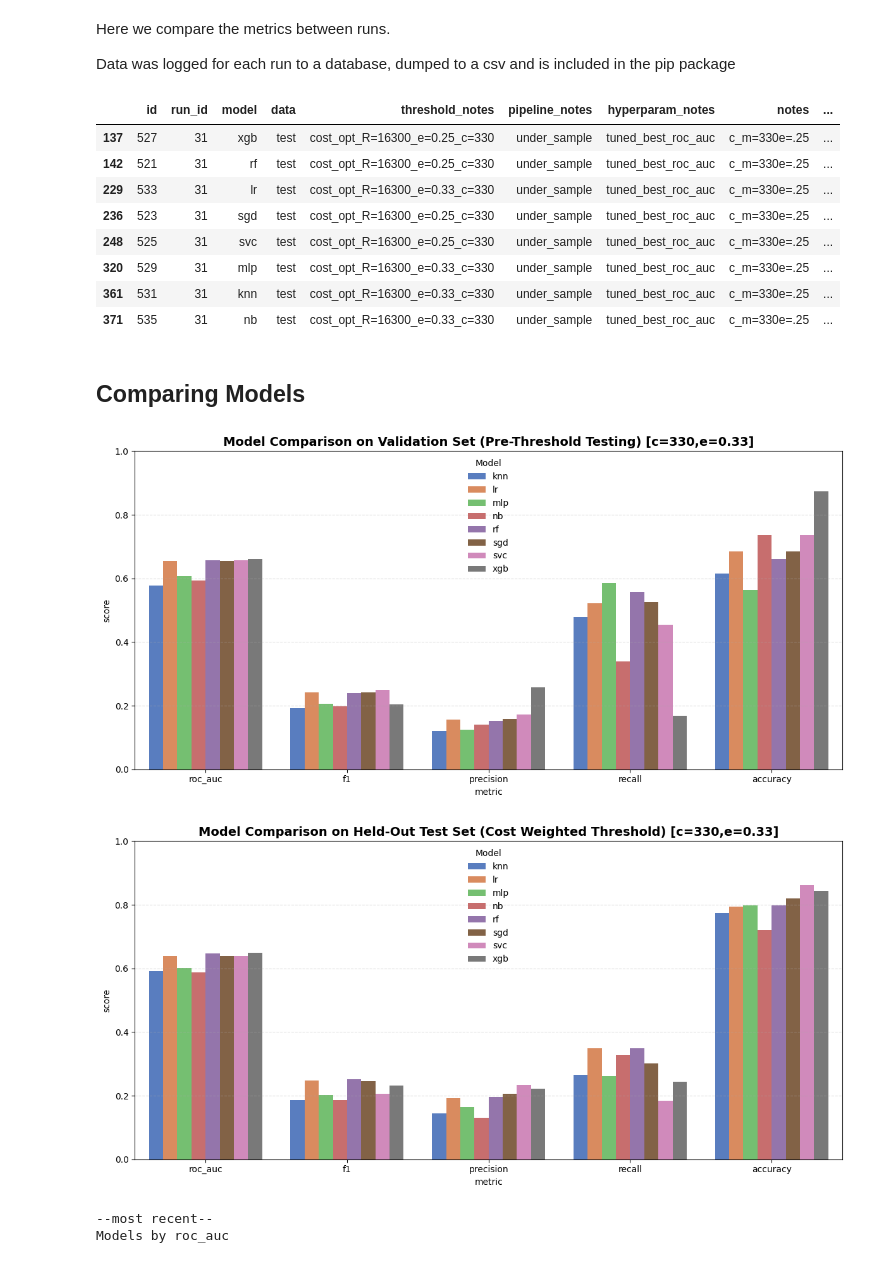
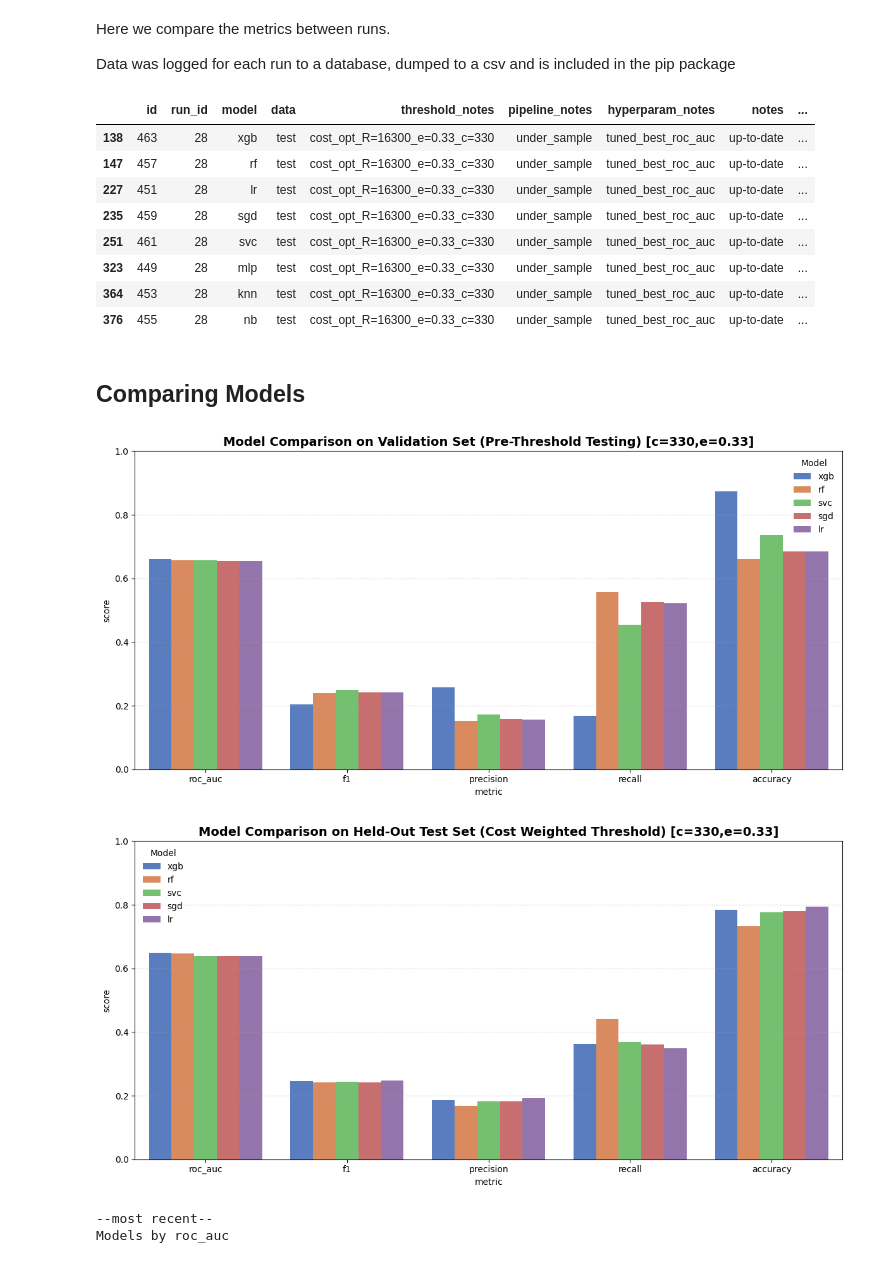
Before and after one commit to meaton96/Eaton_633_Project, a Jupyter notebook: notebooks/Version2.ipynb, the cells around one changed output. Saved outputs shown, nothing was run; the diff lists cells and outputs as text; code cells hidden in the pictures.

Commit message:
save plots, update plot sorting

```diff
--- a/notebooks/Version2.ipynb
+++ b/notebooks/Version2.ipynb
@@ -31,7 +31,7 @@ from shared_util.pipelines import ModelPipeline
 import warnings
 warnings.filterwarnings('ignore')
 
-METRICS_DB_ID = 31
+METRICS_DB_ID = 28
 METRICS_NOTES = "c_m=330e=.25"
 PCA = False
 scaler = 'standard' # 'standard' for StandardScaler or 'power' for PowerTransformer (yeo-johnson)
@@ -2199,28 +2199,30 @@ metrics_df = load_csv('metrics').reset_index()
 #display(metrics_df.head(5))
 
 test_df = filter_df(metrics_df, data=['test'])
-most_recent_df = filter_df(metrics_df, run_id=[METRICS_DB_ID])
+most_recent_df = filter_df(metrics_df, run_id=[28])
 filter_df(most_recent_df, data='test').sort_values(by='roc_auc', ascending=False).head(8)
 # %% [output]
 |  | id | run_id | model | data | threshold_notes | pipeline_notes | hyperparam_notes | notes | ... |
-| 137 | 527 | 31 | xgb | test | cost_opt_R=16300_e=0.25_c=330 | under_sample | tuned_best_roc_auc | c_m=330e=.25 | ... |
-| 142 | 521 | 31 | rf | test | cost_opt_R=16300_e=0.25_c=330 | under_sample | tuned_best_roc_auc | c_m=330e=.25 | ... |
-| 229 | 533 | 31 | lr | test | cost_opt_R=16300_e=0.33_c=330 | under_sample | tuned_best_roc_auc | c_m=330e=.25 | ... |
-| 236 | 523 | 31 | sgd | test | cost_opt_R=16300_e=0.25_c=330 | under_sample | tuned_best_roc_auc | c_m=330e=.25 | ... |
-| 248 | 525 | 31 | svc | test | cost_opt_R=16300_e=0.25_c=330 | under_sample | tuned_best_roc_auc | c_m=330e=.25 | ... |
-| 320 | 529 | 31 | mlp | test | cost_opt_R=16300_e=0.33_c=330 | under_sample | tuned_best_roc_auc | c_m=330e=.25 | ... |
-| 361 | 531 | 31 | knn | test | cost_opt_R=16300_e=0.33_c=330 | under_sample | tuned_best_roc_auc | c_m=330e=.25 | ... |
-| 371 | 535 | 31 | nb | test | cost_opt_R=16300_e=0.33_c=330 | under_sample | tuned_best_roc_auc | c_m=330e=.25 | ... |
+| 138 | 463 | 28 | xgb | test | cost_opt_R=16300_e=0.33_c=330 | under_sample | tuned_best_roc_auc | up-to-date | ... |
+| 147 | 457 | 28 | rf | test | cost_opt_R=16300_e=0.33_c=330 | under_sample | tuned_best_roc_auc | up-to-date | ... |
+| 227 | 451 | 28 | lr | test | cost_opt_R=16300_e=0.33_c=330 | under_sample | tuned_best_roc_auc | up-to-date | ... |
+| 235 | 459 | 28 | sgd | test | cost_opt_R=16300_e=0.33_c=330 | under_sample | tuned_best_roc_auc | up-to-date | ... |
+| 251 | 461 | 28 | svc | test | cost_opt_R=16300_e=0.33_c=330 | under_sample | tuned_best_roc_auc | up-to-date | ... |
+| 323 | 449 | 28 | mlp | test | cost_opt_R=16300_e=0.33_c=330 | under_sample | tuned_best_roc_auc | up-to-date | ... |
+| 364 | 453 | 28 | knn | test | cost_opt_R=16300_e=0.33_c=330 | under_sample | tuned_best_roc_auc | up-to-date | ... |
+| 376 | 455 | 28 | nb | test | cost_opt_R=16300_e=0.33_c=330 | under_sample | tuned_best_roc_auc | up-to-date | ... |
 # %% [markdown]
 ## Comparing Models
 # %%
 from shared_util.metrics.printing import summary_by
 from shared_util.metrics.plotting import plot_metrics
 
-plot_metrics(most_recent_df, METRICS_DB_ID, 'c=330,e=0.33', palette='muted')
+top_5_models = filter_df(most_recent_df, model=['rf', 'xgb', 'lr', 'svc', 'sgd']).sort_values(by='roc_auc', ascending=False)
+
+plot_metrics(top_5_models, METRICS_DB_ID, 'c=330,e=0.33', palette='muted')
 # %% [output]
-[figure, old version]
+[figure, new version]
-[figure, old version]
+[figure, new version]
 # %%
 print('--most recent--')
 
```
Also changed, not shown: parts of 1 cell of this notebook, 2 other files.
